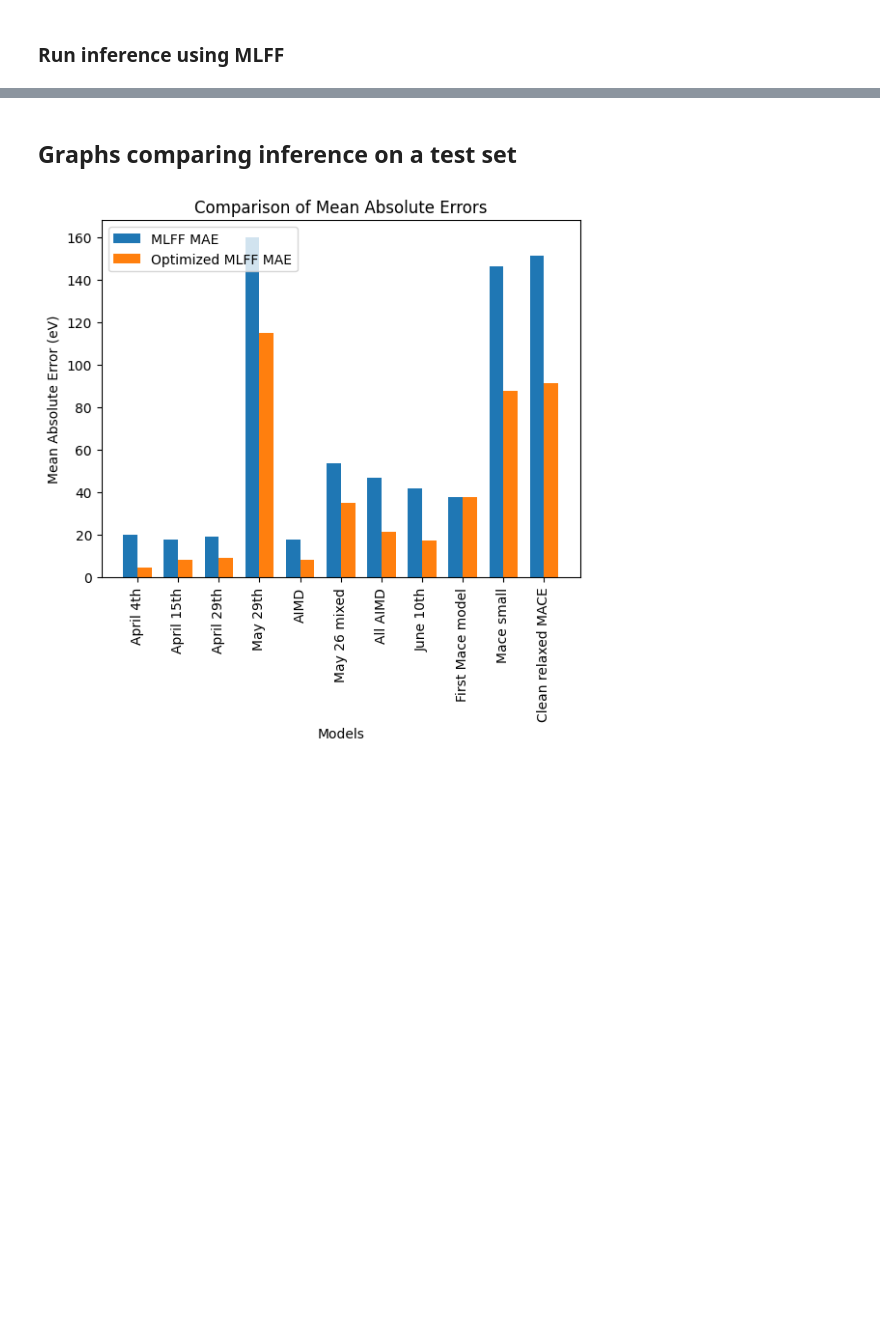
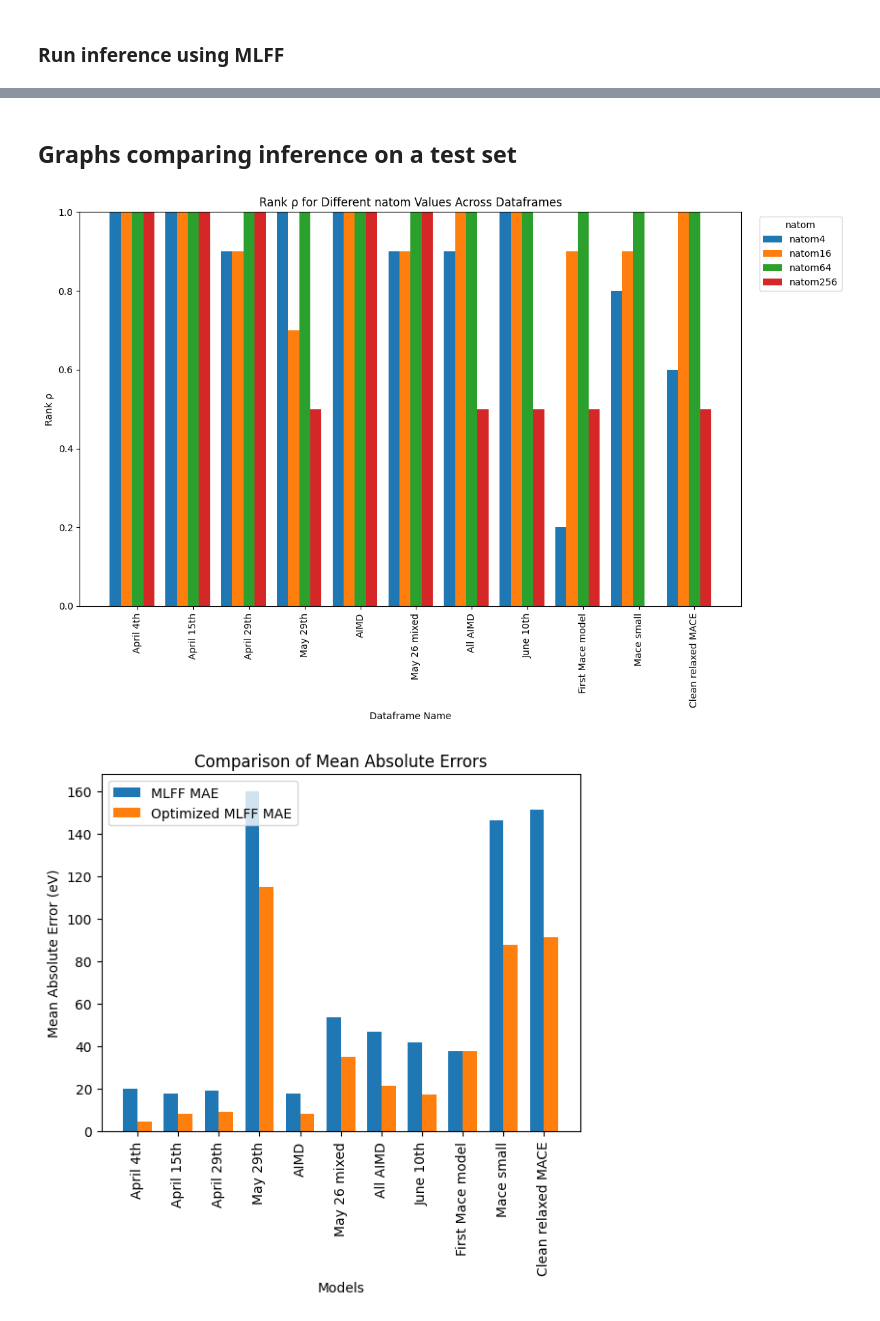
Before and after one commit to ignaciomigliaro/MLFF_training, a Jupyter notebook: Inference/mlff_inference_test.ipynb, the cells around one changed output, grey strips where cells are left out. Saved outputs shown, nothing was run; the diff lists cells and outputs as text; code cells hidden in the pictures; blank space fills up the shorter version.

Commit message:
Fixes and pearson correlation
Added the function to get pearson correlation of each natom for each model and then graphs them to show the difference in rank correlations.

```diff
--- a/Inference/mlff_inference_test.ipynb
+++ b/Inference/mlff_inference_test.ipynb
@@ -47,8 +69,12 @@ Running MACE
+# %% [markdown]
+## Graphs comparing inference on a test set
+# %%
+ifs.plot_rank_correlation(dataframes,dataframe_names)
+# %% [output]
+[figure, added]
 # %%
 dataframes = [df_0407,df_0415,df_0429,df_0529,df_0415,df_long68,df_long0526,df_061024,df_mace,df_mace_small,df_clean_relaxed]
 dataframe_names = ['April 4th', 'April 15th','April 29th', 'May 29th','AIMD','May 26 mixed','All AIMD','June 10th','First Mace model','Mace small','Clean relaxed MACE']
-# %% [markdown]
-## Graphs comparing inference on a test set
 # %%
 ifs.plot_mae_comparison(dataframes,dataframe_names)
 # %% [output]
```
Also changed, not shown: parts of 9 cells of this notebook, 1 other file.
